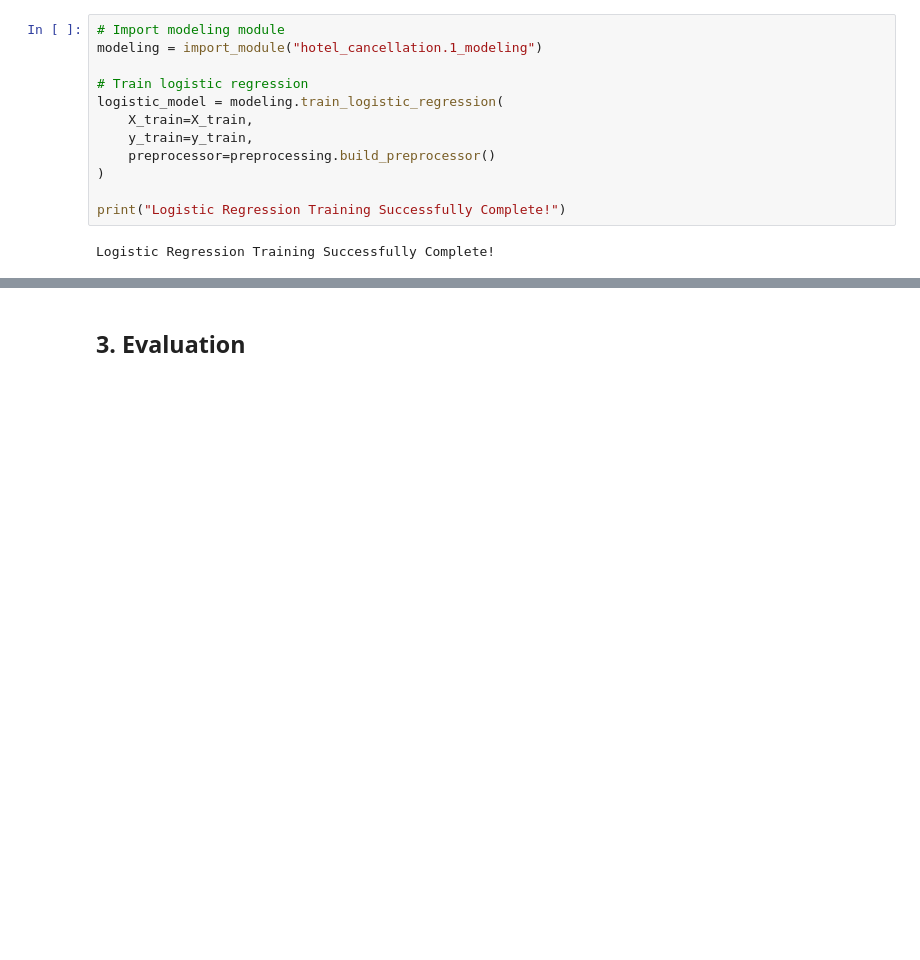
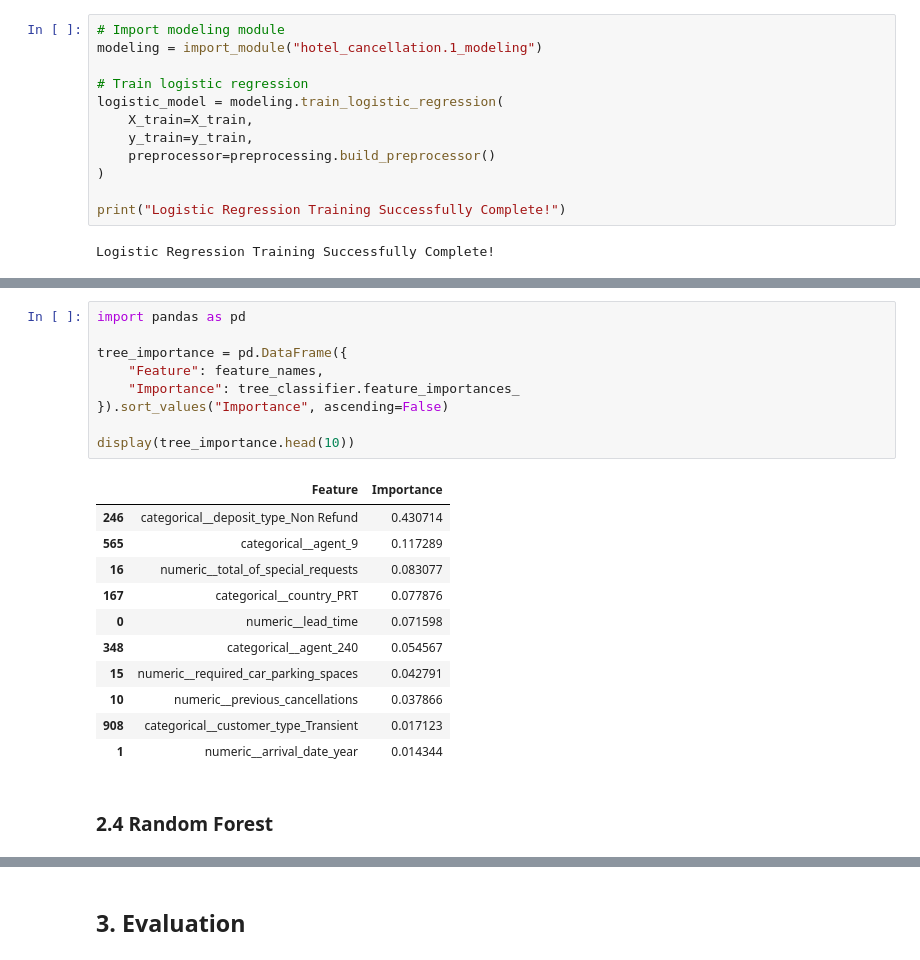
Before and after one commit to MasMits/hotel-cancellation-ml, a Jupyter notebook: notebook/project.ipynb, the cells around one changed output, grey strips where cells are left out. Saved outputs shown, nothing was run; the diff lists cells and outputs as text; blank space fills up the shorter version.

```diff
--- a/notebook/project.ipynb
+++ b/notebook/project.ipynb
@@ -147,0 +286,23 @@ Logistic Regression Training Successfully Complete!
+# %%
+import pandas as pd
+
+tree_importance = pd.DataFrame({
+    "Feature": feature_names,
+    "Importance": tree_classifier.feature_importances_
+}).sort_values("Importance", ascending=False)
+
+display(tree_importance.head(10))
+# %% [output]
+|  | Feature | Importance |
+| 246 | categorical__deposit_type_Non Refund | 0.430714 |
+| 565 | categorical__agent_9 | 0.117289 |
+| 16 | numeric__total_of_special_requests | 0.083077 |
+| 167 | categorical__country_PRT | 0.077876 |
+| 0 | numeric__lead_time | 0.071598 |
+| 348 | categorical__agent_240 | 0.054567 |
+| 15 | numeric__required_car_parking_spaces | 0.042791 |
+| 10 | numeric__previous_cancellations | 0.037866 |
+| 908 | categorical__customer_type_Transient | 0.017123 |
+| 1 | numeric__arrival_date_year | 0.014344 |
+# %% [markdown]
+### 2.4 Random Forest
```
Also changed, not shown: parts of 18 cells of this notebook, 1 other file.
